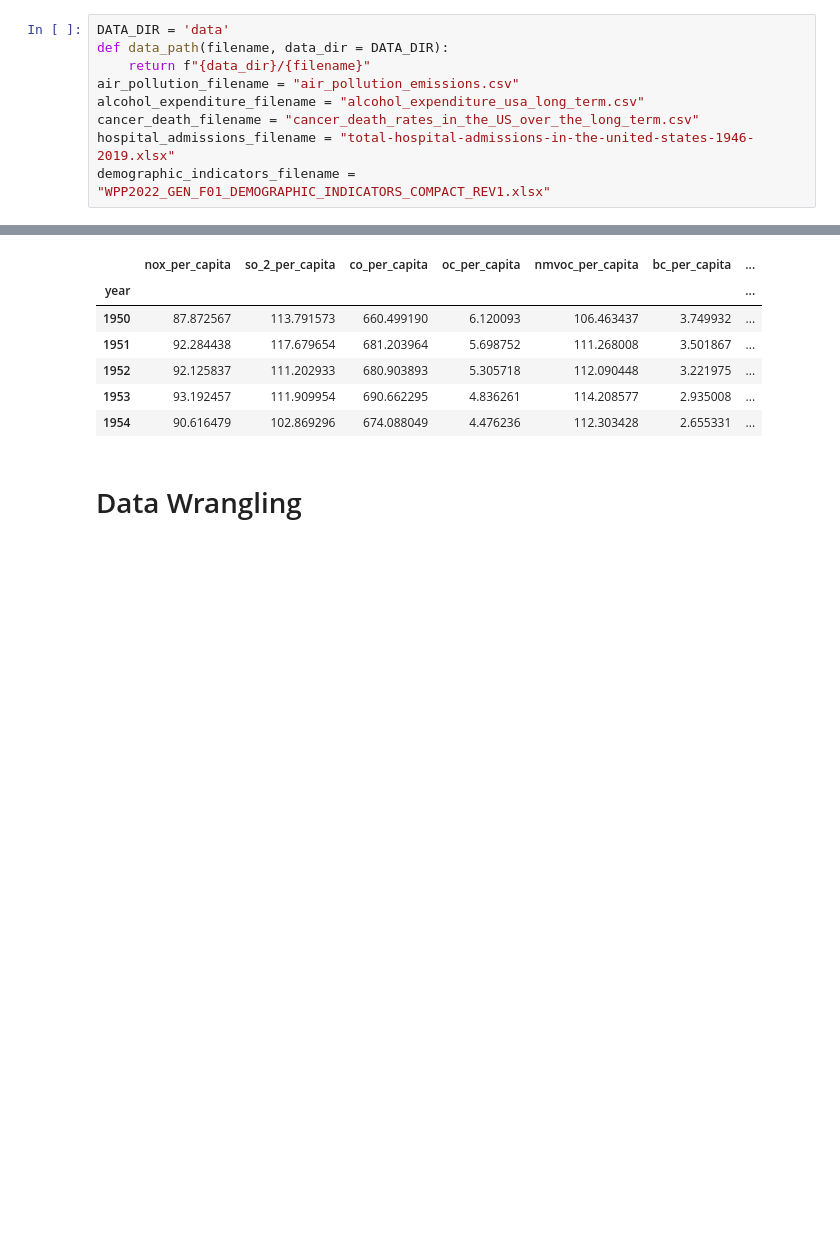
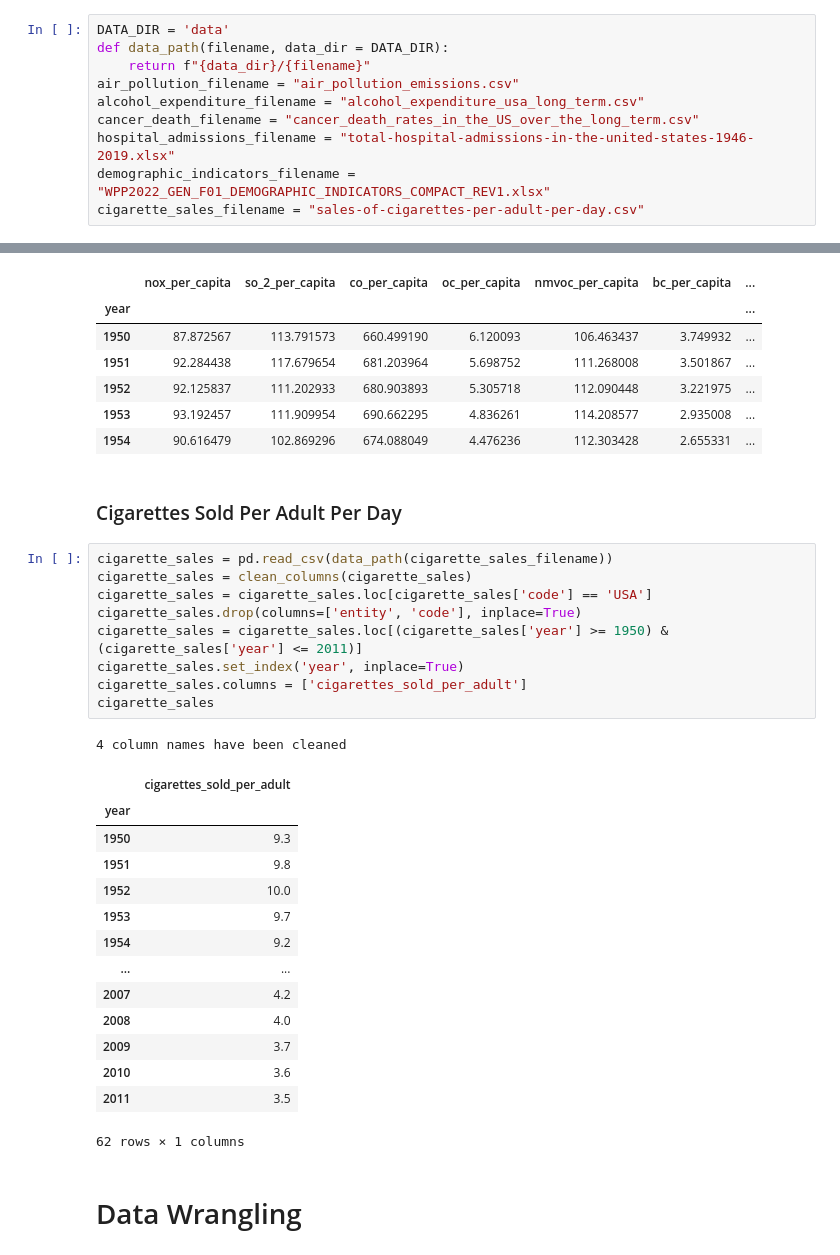
Before and after one commit to gvnsp/618, a Jupyter notebook: emanwong_618_proj.ipynb, the cells around one changed output, grey strips where cells are left out. Drawn from its saved outputs; the diff is of its cells as text; blank space fills up the shorter version.

```diff
--- a/emanwong_618_proj.ipynb
+++ b/emanwong_618_proj.ipynb
@@ -17,6 +27,7 @@ alcohol_expenditure_filename = "alcohol_expenditure_usa_long_term.csv"
 cancer_death_filename = "cancer_death_rates_in_the_US_over_the_long_term.csv"
 hospital_admissions_filename = "total-hospital-admissions-in-the-united-states-1946-2019.xlsx"
 demographic_indicators_filename = "WPP2022_GEN_F01_DEMOGRAPHIC_INDICATORS_COMPACT_REV1.xlsx"
+cigarette_sales_filename = "sales-of-cigarettes-per-adult-per-day.csv"
 # %% [markdown]
 ### Hospital Admissions
 # %%
@@ -181,6 +192,33 @@ air_pollution.head()
 | 1952 | 92.125837 | 111.202933 | 680.903893 | 5.305718 | 112.090448 | 3.221975 | ... |
 | 1953 | 93.192457 | 111.909954 | 690.662295 | 4.836261 | 114.208577 | 2.935008 | ... |
 | 1954 | 90.616479 | 102.869296 | 674.088049 | 4.476236 | 112.303428 | 2.655331 | ... |
+# %% [markdown]
+### Cigarettes Sold Per Adult Per Day
+# %%
+cigarette_sales = pd.read_csv(data_path(cigarette_sales_filename))
+cigarette_sales = clean_columns(cigarette_sales)
+cigarette_sales = cigarette_sales.loc[cigarette_sales['code'] == 'USA']
+cigarette_sales.drop(columns=['entity', 'code'], inplace=True)
+cigarette_sales = cigarette_sales.loc[(cigarette_sales['year'] >= 1950) & (cigarette_sales['year'] <= 2011)]
+cigarette_sales.set_index('year', inplace=True)
+cigarette_sales.columns = ['cigarettes_sold_per_adult']
+cigarette_sales
+# %% [output]
+4 column names have been cleaned
+|  | cigarettes_sold_per_adult |
+| year |  |
+| 1950 | 9.3 |
+| 1951 | 9.8 |
+| 1952 | 10.0 |
+| 1953 | 9.7 |
+| 1954 | 9.2 |
+| ... | ... |
+| 2007 | 4.2 |
+| 2008 | 4.0 |
+| 2009 | 3.7 |
+| 2010 | 3.6 |
+| 2011 | 3.5 |
+62 rows × 1 columns
 # %% [markdown]
 # Data Wrangling
 # %% [markdown]
```
Also changed, not shown: parts of 11 cells of this notebook.
